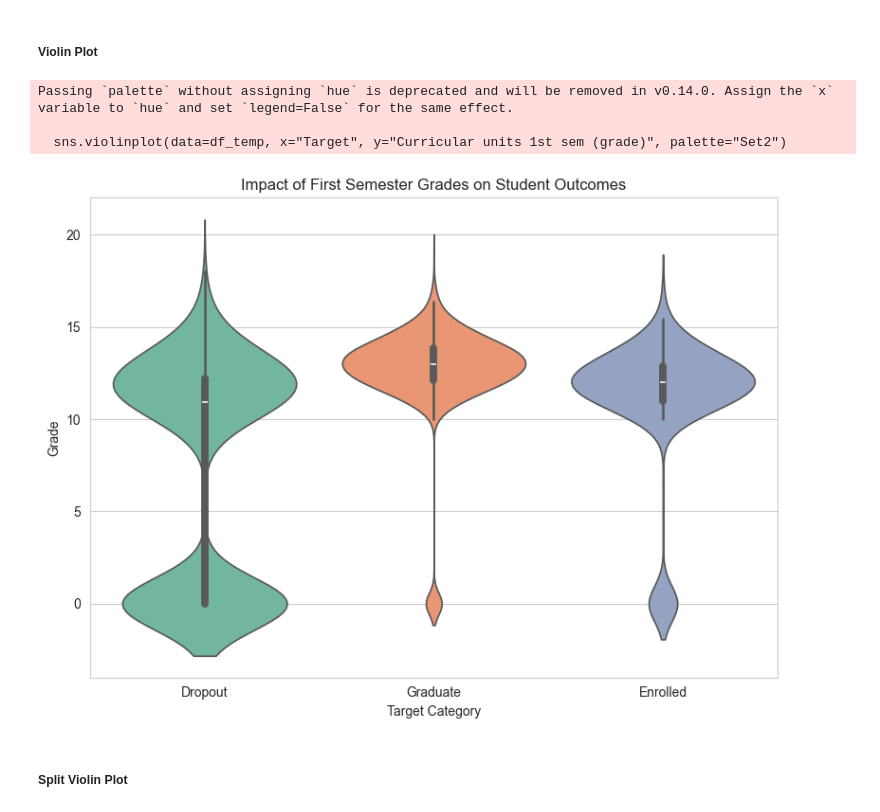
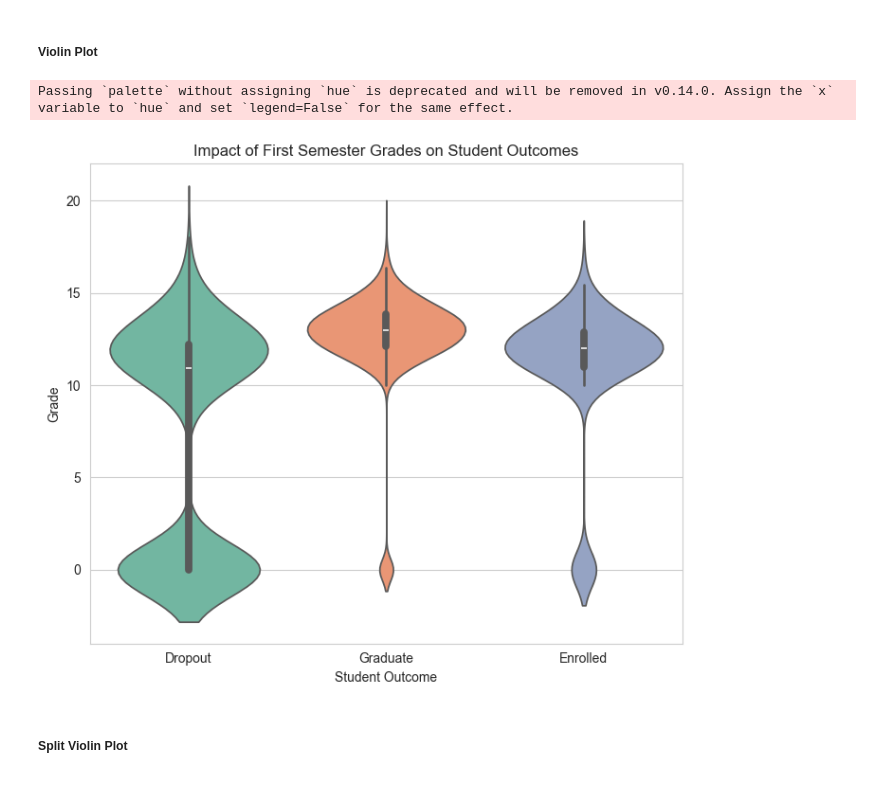
Before and after one commit to evaktar/AIandML, a Jupyter notebook: assessment.ipynb, the cells around one changed output. Drawn from its saved outputs; the diff is of its cells as text; code cells hidden in the pictures.

```diff
--- a/assessment.ipynb
+++ b/assessment.ipynb
@@ -811,26 +847,21 @@ faceted_stacked_bar(df_temp, demographic_cols)
 # %% [markdown]
 ##### Violin Plot
 # %%
-# Count of dropouts and engaged against grades in semester 1 and semester 2
-
-# Stacked bar? Smester 1 vs Semester 2 bars against grades (y) in stacks of dropout vs graduate vs enrolled
-
+# First semester grades against student outcomes
 # Copy relevant columns
-df_temp = df_eda[["Target", "Curricular units 1st sem (grade)", "Curricular units 2nd sem (grade)"]].copy()
+df_temp = df_eda[["Student outcome", "Curricular units 1st sem (grade)", "Curricular units 2nd sem (grade)"]].copy()
 
 # Violin Plot
-plt.figure(figsize=(8,6))
-sns.violinplot(data=df_temp, x="Target", y="Curricular units 1st sem (grade)", palette="Set2")
+plt.figure(figsize=(7,6))
+sns.violinplot(data=df_temp, x="Student outcome", y="Curricular units 1st sem (grade)", palette="Set2")
 plt.title("Impact of First Semester Grades on Student Outcomes")
 plt.ylabel("Grade")
-plt.xlabel("Target Category")
+plt.xlabel("Student Outcome")
 plt.tight_layout()
 plt.show()
 # %% [output]
 Passing `palette` without assigning `hue` is deprecated and will be removed in v0.14.0. Assign the `x` variable to `hue` and set `legend=False` for the same effect.
-
-  sns.violinplot(data=df_temp, x="Target", y="Curricular units 1st sem (grade)", palette="Set2")
-[figure, old version]
+[figure, new version]
 # %% [markdown]
 ##### Split Violin Plot
 # %%
```
Also changed, not shown: parts of 3 cells of this notebook.
